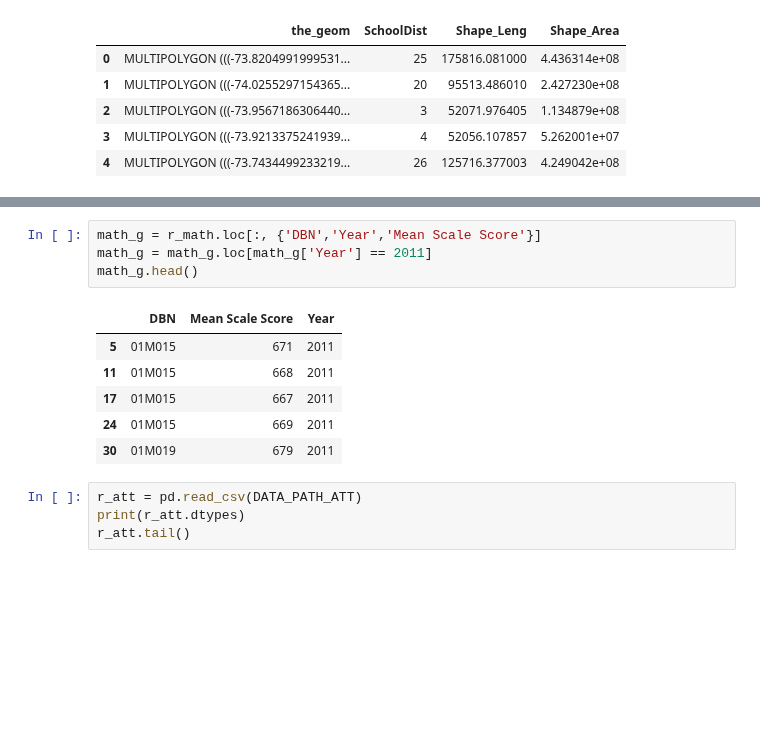
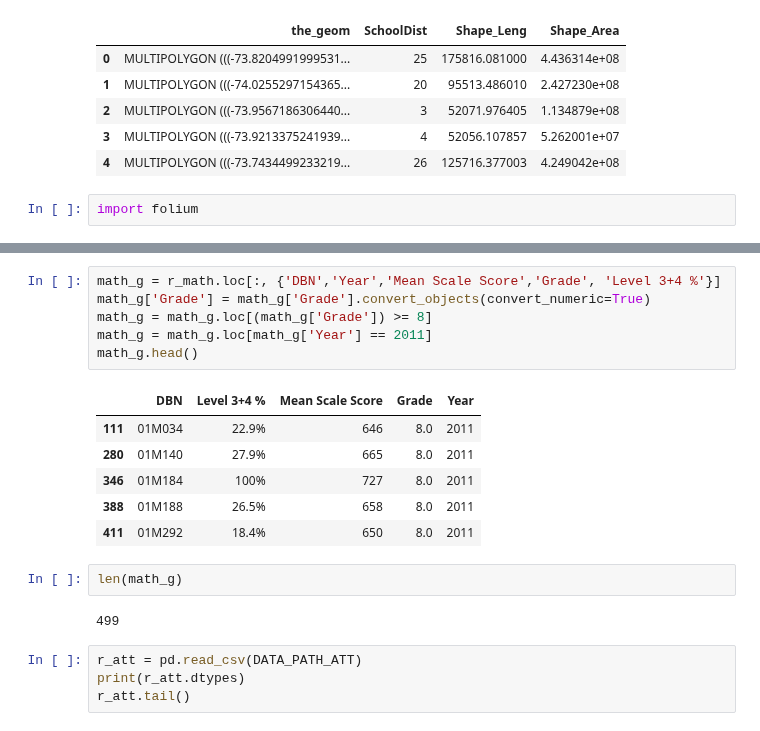
Before and after one commit to ckyko/CSC59970Project, a Jupyter notebook: school_scores.ipynb, the cells around one changed output, grey strips where cells are left out. Drawn from its saved outputs; the diff is of its cells as text; blank space fills up the shorter version.

```diff
--- a/school_scores.ipynb
+++ b/school_scores.ipynb
@@ -82,6 +87,8 @@ dtype: object
 | 2 | MULTIPOLYGON (((-73.9567186306440... | 3 | 52071.976405 | 1.134879e+08 |
 | 3 | MULTIPOLYGON (((-73.9213375241939... | 4 | 52056.107857 | 5.262001e+07 |
 | 4 | MULTIPOLYGON (((-73.7434499233219... | 26 | 125716.377003 | 4.249042e+08 |
+# %%
+import folium
 # %%
 r_math = pd.read_csv(DATA_PATH_NYS_MATH)
 print(r_math.dtypes)
@@ -116,16 +123,22 @@ dtype: object
 | 8 | 01M015 | 4 | 2008 | All Students | 41 | 655 | 5 | 12.2% | 15 | ... |
 | 9 | 01M015 | 4 | 2009 | All Students | 39 | 655 | 4 | 10.3% | 15 | ... |
 # %%
-math_g = r_math.loc[:, {'DBN','Year','Mean Scale Score'}]
+math_g = r_math.loc[:, {'DBN','Year','Mean Scale Score','Grade', 'Level 3+4 %'}]
+math_g['Grade'] = math_g['Grade'].convert_objects(convert_numeric=True)
+math_g = math_g.loc[(math_g['Grade']) >= 8]
 math_g = math_g.loc[math_g['Year'] == 2011]
 math_g.head()
 # %% [output]
-|  | DBN | Mean Scale Score | Year |
-| 5 | 01M015 | 671 | 2011 |
-| 11 | 01M015 | 668 | 2011 |
-| 17 | 01M015 | 667 | 2011 |
-| 24 | 01M015 | 669 | 2011 |
-| 30 | 01M019 | 679 | 2011 |
+|  | DBN | Level 3+4 % | Mean Scale Score | Grade | Year |
+| 111 | 01M034 | 22.9% | 646 | 8.0 | 2011 |
+| 280 | 01M140 | 27.9% | 665 | 8.0 | 2011 |
+| 346 | 01M184 | 100% | 727 | 8.0 | 2011 |
+| 388 | 01M188 | 26.5% | 658 | 8.0 | 2011 |
+| 411 | 01M292 | 18.4% | 650 | 8.0 | 2011 |
+# %%
+len(math_g)
+# %% [output]
+499
 # %%
 r_att = pd.read_csv(DATA_PATH_ATT)
 print(r_att.dtypes)
```
Also changed, not shown: parts of 2 cells of this notebook.
